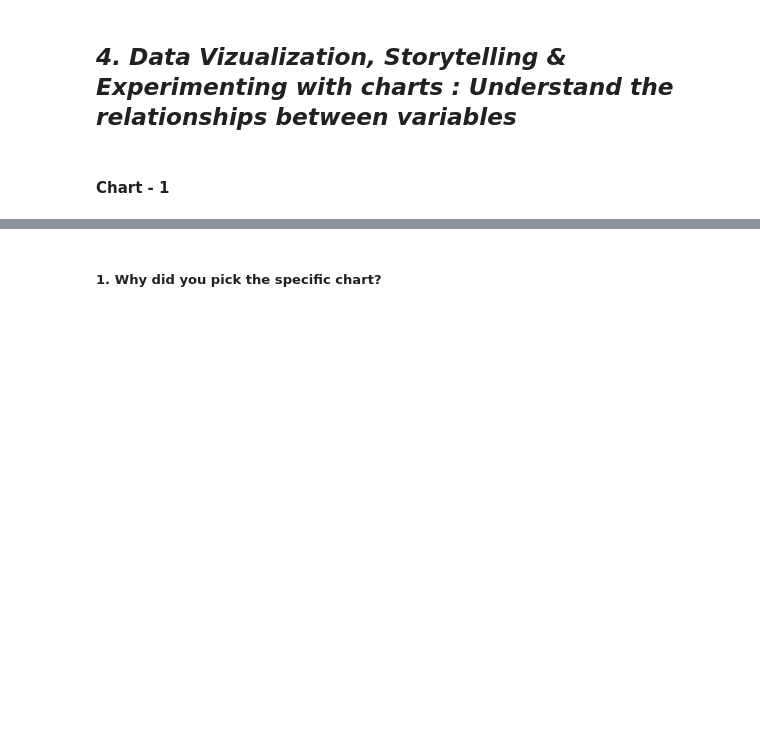
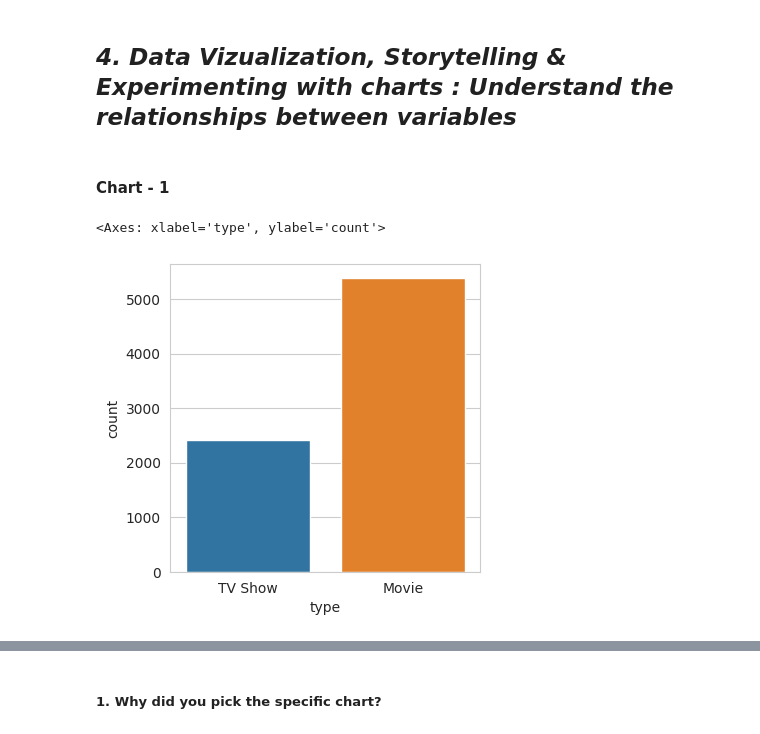
Before and after one commit to Jeetesh-KumarM/CAPSTONE-PROJECT--3--CLUSTERING, a Jupyter notebook: Netflix_Movies_and_TV_Shows_Clustering.ipynb, the cells around one changed output, grey strips where cells are left out. Drawn from its saved outputs; the diff is of its cells as text; code cells hidden in the pictures; blank space fills up the shorter version.

```diff
--- a/Netflix_Movies_and_TV_Shows_Clustering.ipynb
+++ b/Netflix_Movies_and_TV_Shows_Clustering.ipynb
@@ -282,6 +280,7 @@ df1=df.copy()
 # %%
 #Changing the datatype of date_added column to datetime and extracting month and year from it
 df1['date_added']=pd.to_datetime(df1['date_added'])
+df1['day']=pd.DatetimeIndex(df1['date_added']).day
 df1['month']=pd.DatetimeIndex(df1['date_added']).month
 df1['added_year']=pd.DatetimeIndex(df1['date_added']).year
 # %%
@@ -290,3 +298,8 @@ df1['added_year'] = df1['added_year'].fillna(df.pop('release_year'))
+# %%
+df1['director'].fillna('N/A',inplace=True)
+df1['cast'].fillna('N/A',inplace=True)
+df1['country'].fillna('N/A',inplace=True)
+df1['rating'].fillna('N/A',inplace=True)
 # %% [markdown]
 ### What all manipulations have you done and insights you found?
 # %% [markdown]
@@ -299,0 +311,8 @@ Answer Here.
+# %%
+# Chart - 1 visualization code
+sns.set_style("whitegrid")
+plt.figure(figsize=(4,4))
+sns.countplot(x=df1['type'])
+# %% [output]
+<Axes: xlabel='type', ylabel='count'>
+[figure, added]
```
Also changed, not shown: parts of 7 cells of this notebook.
